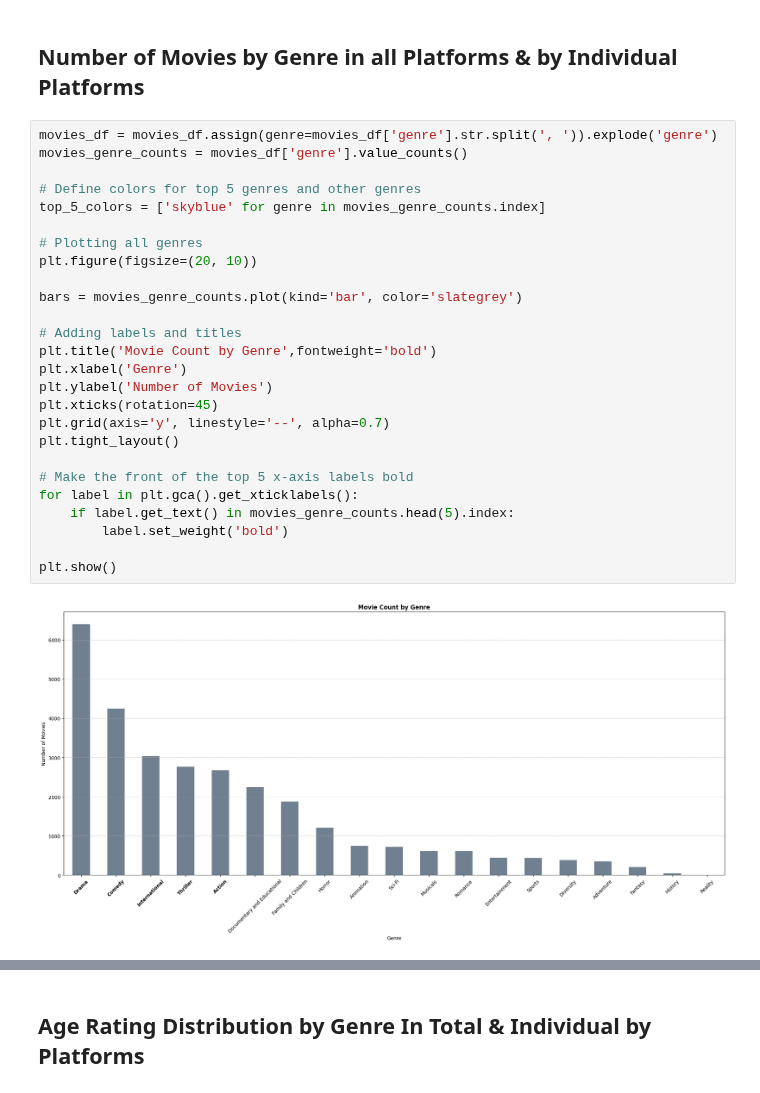
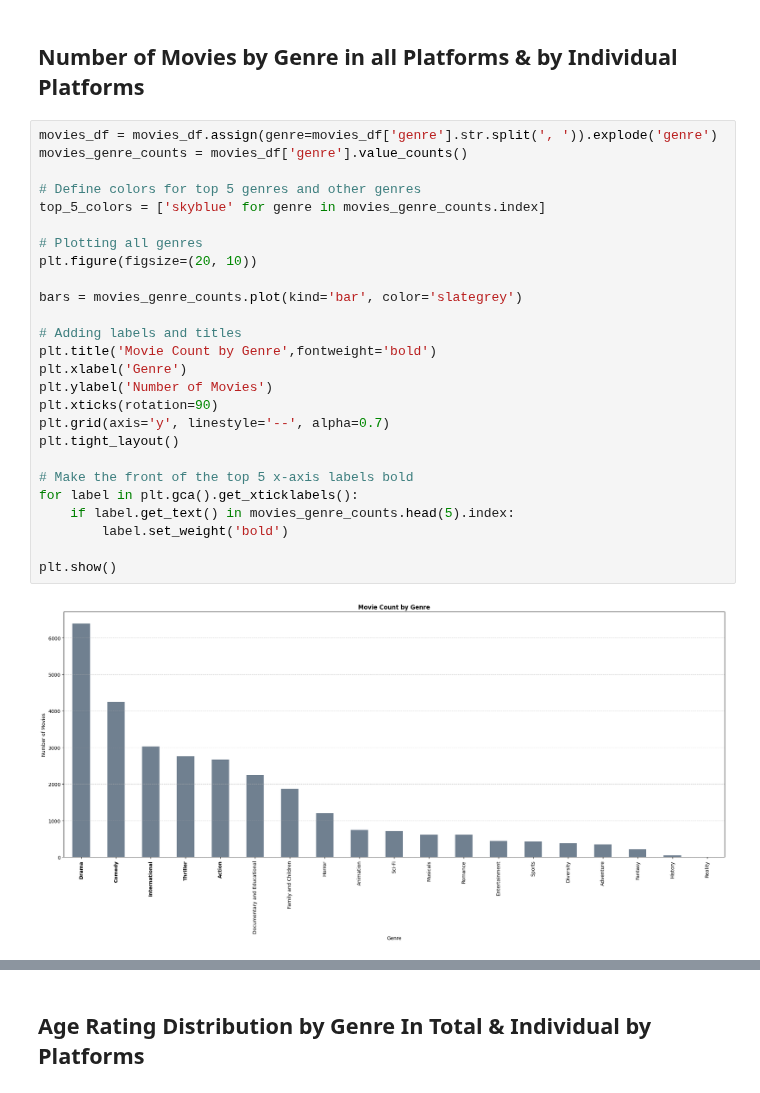
Before and after one commit to ulquyorra-11/Cinemalytics, a Jupyter notebook: notebooks/Quys Notebook/PLOT_FINAL_BETA.ipynb, the cells around one changed output, grey strips where cells are left out. Drawn from its saved outputs; the diff is of its cells as text.

```diff
--- a/notebooks/Quys Notebook/PLOT_FINAL_BETA.ipynb
+++ b/notebooks/Quys Notebook/PLOT_FINAL_BETA.ipynb
@@ -21,29 +21,29 @@ Clean Combined Movies dataset column names:
 # %%
 movies_df = movies_df.assign(genre=movies_df['genre'].str.split(', ')).explode('genre')
 movies_genre_counts = movies_df['genre'].value_counts()
 
 # Define colors for top 5 genres and other genres
 top_5_colors = ['skyblue' for genre in movies_genre_counts.index]
 
 # Plotting all genres
 plt.figure(figsize=(20, 10))
 
 bars = movies_genre_counts.plot(kind='bar', color='slategrey')
 
 # Adding labels and titles
 plt.title('Movie Count by Genre',fontweight='bold')
 plt.xlabel('Genre')
 plt.ylabel('Number of Movies')
-plt.xticks(rotation=45)
+plt.xticks(rotation=90)
 plt.grid(axis='y', linestyle='--', alpha=0.7)
 plt.tight_layout()
 
 # Make the front of the top 5 x-axis labels bold
 for label in plt.gca().get_xticklabels():
     if label.get_text() in movies_genre_counts.head(5).index:
         label.set_weight('bold')
 
 plt.show()
 # %% [output]
-[figure, old version]
+[figure, new version]
 # %%
```
Also changed, not shown: parts of 3 cells of this notebook.
